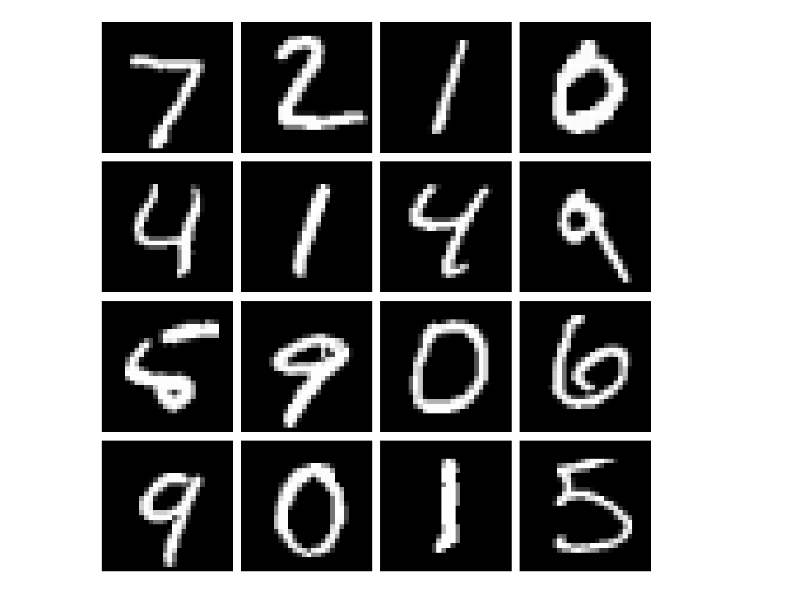
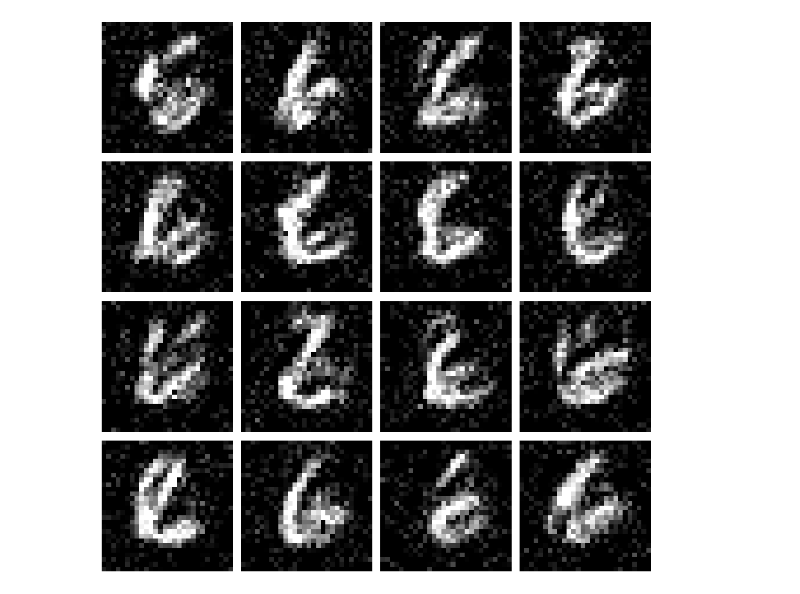
Before and after one commit to alfredbackhouse/3rd-year-project, a Jupyter notebook: show_npy.ipynb, the cells around one changed output. Saved outputs shown, nothing was run; the diff lists cells and outputs as text; code cells hidden in the pictures.

```diff
--- a/show_npy.ipynb
+++ b/show_npy.ipynb
@@ -1,33 +1,33 @@
 # %%
 import numpy as np
 import matplotlib.pyplot as plt
 
 # Load images from .npy file
-images = np.load('new_test.npy')
+images = np.load('generated_images_0.5_16_0.0002_100_160_0.1.npy')
 images = images[:,:,:,0]
 
 # Check if there are at least 16 images, if not, adjust the number accordingly
 n_images = min(16, images.shape[0])
 
 # Create a 4x4 grid of subplots
 fig, axes = plt.subplots(nrows=4, ncols=4, figsize=(10, 10))
 
 # Flatten the array of axes to make indexing easier
 axes = axes.flatten()
 
 # Loop through the first 16 images (or less if fewer images are available)
 for i in range(n_images):
     # Display each image in a subplot
     ax = axes[i]
-    ax.imshow(images[i], cmap='gray' if images[i].ndim == 2 else None)
+    ax.imshow(images[i+20], cmap='gray' if images[i].ndim == 2 else None)
     ax.axis('off')  # Hide axes
 
 # Fill any remaining subplot (if fewer than 16 images) with white space and remove axes
 for j in range(i + 1, 16):
     axes[j].axis('off')
 
 # Adjust spacing between images
 plt.tight_layout()
 plt.show()
 # %% [output]
-[figure, old version]
+[figure, new version]
```
Also changed, not shown: 4 other files.
